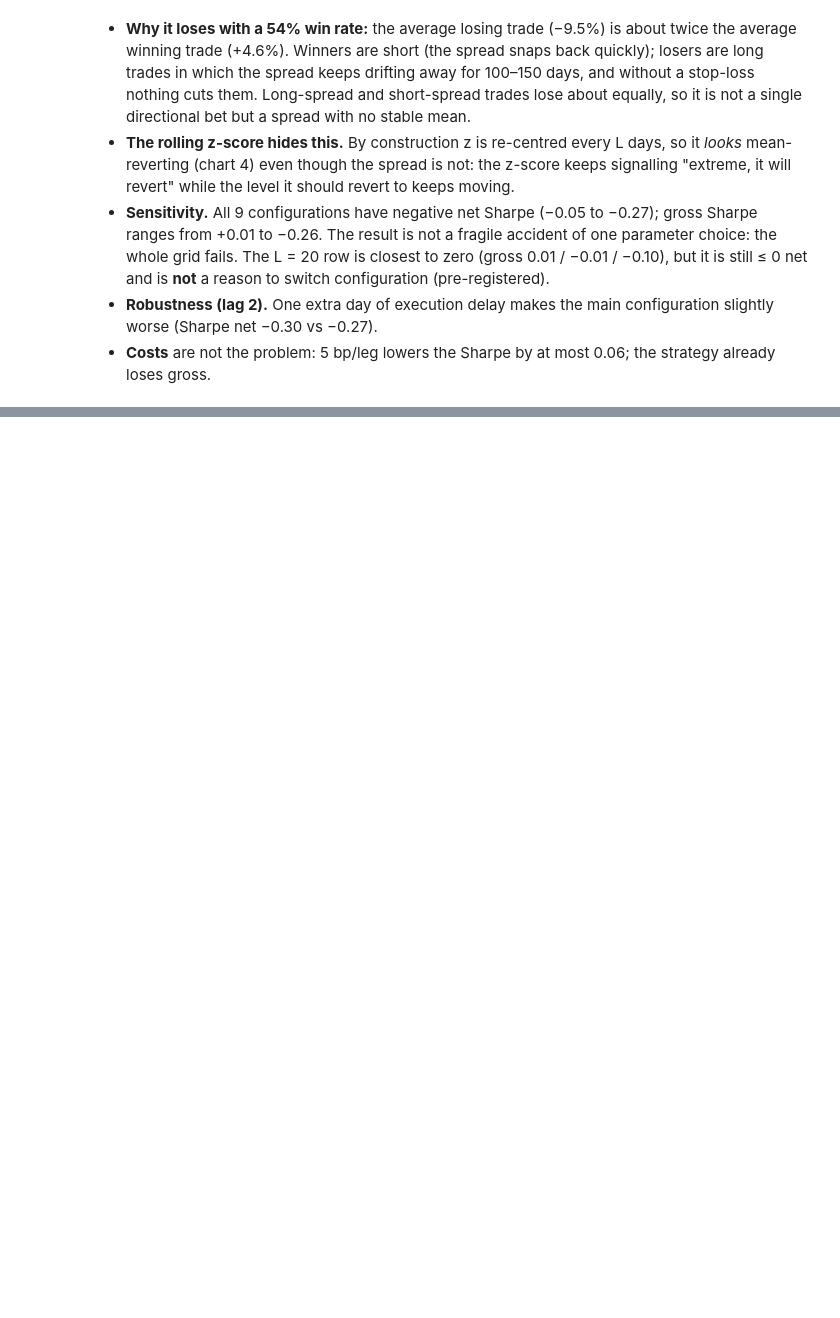
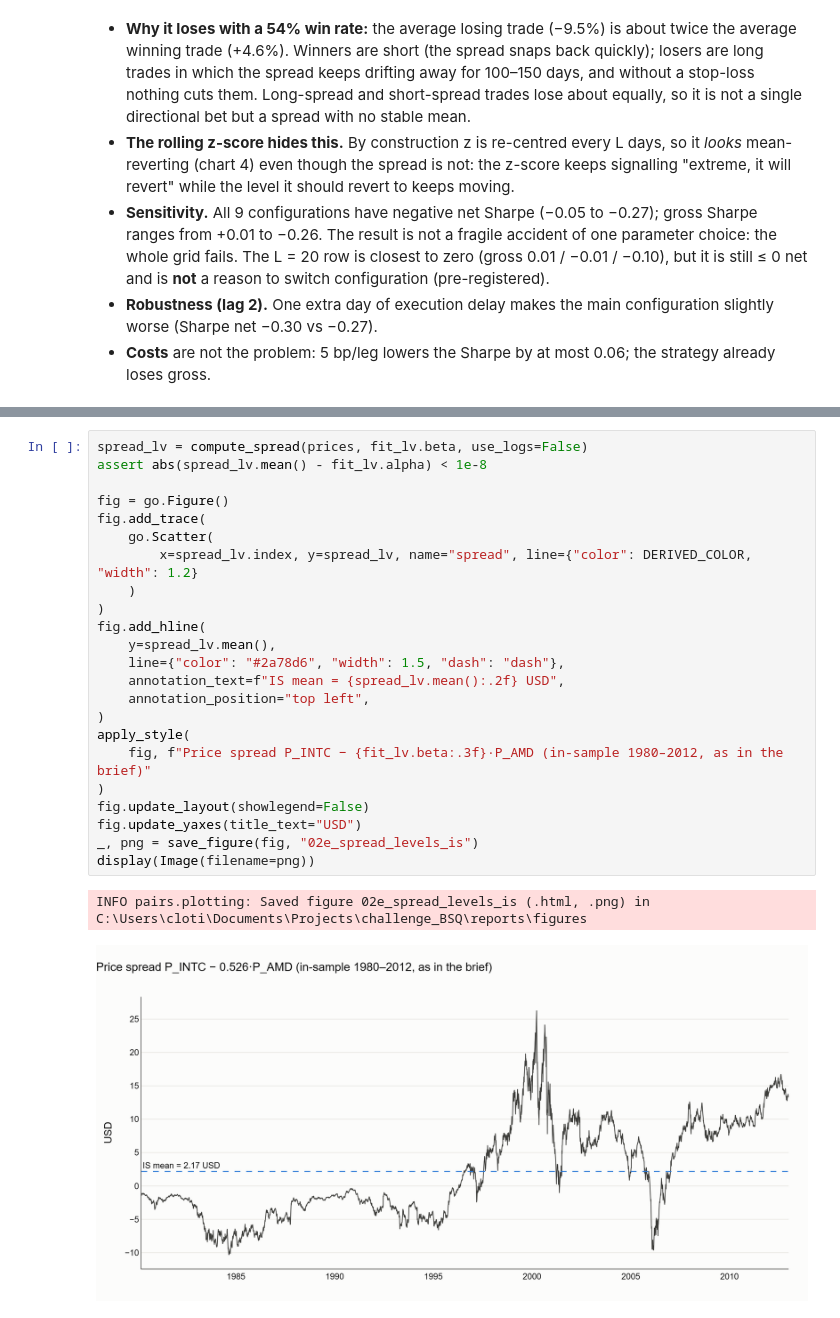
Before and after one commit to clotilderaffii/takehome_pairs-trading, a Jupyter notebook: notebooks/02_signal.ipynb, the cells around one changed output, grey strips where cells are left out. Saved outputs shown, nothing was run; the diff lists cells and outputs as text; blank space fills up the shorter version.

```diff
--- a/notebooks/02_signal.ipynb
+++ b/notebooks/02_signal.ipynb
@@ -374,0 +430,26 @@ display(pd.concat({"worst 5": worst, "best 5": best}).round(3))
+# %%
+spread_lv = compute_spread(prices, fit_lv.beta, use_logs=False)
+assert abs(spread_lv.mean() - fit_lv.alpha) < 1e-8
+
+fig = go.Figure()
+fig.add_trace(
+    go.Scatter(
+        x=spread_lv.index, y=spread_lv, name="spread", line={"color": DERIVED_COLOR, "width": 1.2}
+    )
+)
+fig.add_hline(
+    y=spread_lv.mean(),
+    line={"color": "#2a78d6", "width": 1.5, "dash": "dash"},
+    annotation_text=f"IS mean = {spread_lv.mean():.2f} USD",
+    annotation_position="top left",
+)
+apply_style(
+    fig, f"Price spread P_INTC − {fit_lv.beta:.3f}·P_AMD (in-sample 1980–2012, as in the brief)"
+)
+fig.update_layout(showlegend=False)
+fig.update_yaxes(title_text="USD")
+_, png = save_figure(fig, "02e_spread_levels_is")
+display(Image(filename=png))
+# %% [output]
+INFO pairs.plotting: Saved figure 02e_spread_levels_is (.html, .png) in C:\Users\cloti\Documents\Projects\challenge_BSQ\reports\figures
+[figure, added]
```
Also changed, not shown: parts of 11 cells of this notebook, 12 other files.
